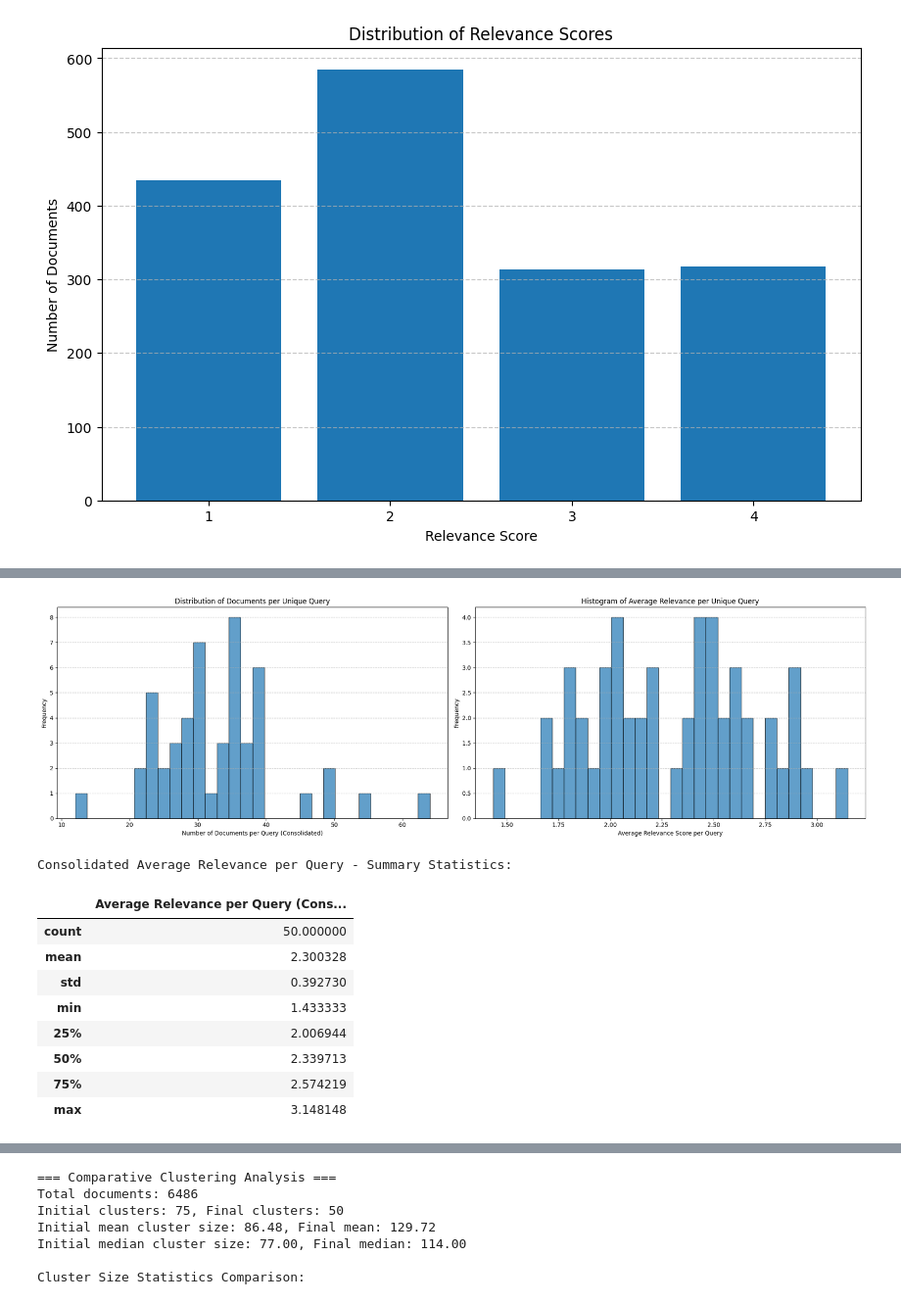
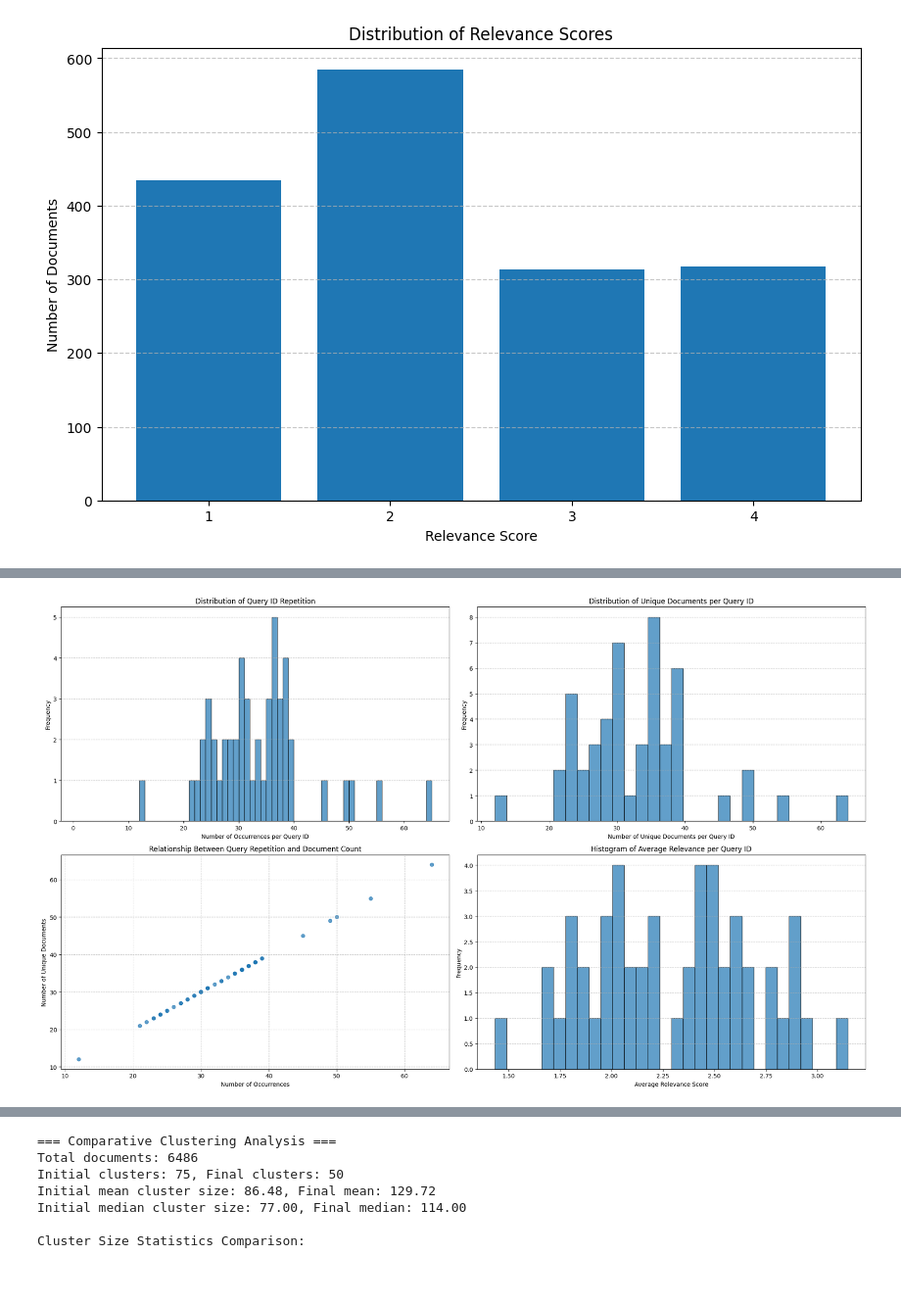
Before and after one commit to dsgt-arc/qclef-2025-clustering, a Jupyter notebook: src/models/ipynb-versions/initial_data-results-data-analysis-v2.ipynb, the cells around one changed output, grey strips where cells are left out. Shown at 98% size. Saved outputs shown, nothing was run; the diff lists cells and outputs as text; code cells hidden in the pictures; blank space fills up the shorter version.

```diff
--- a/src/models/ipynb-versions/initial_data-results-data-analysis-v2.ipynb
+++ b/src/models/ipynb-versions/initial_data-results-data-analysis-v2.ipynb
@@ -227,8 +372,6 @@ Relevance score distribution:
 # %%
-# Add this section before the comparative clustering analysis
-print("\n=== Query-Centric Document Analysis (Combining Duplicates) ===")
-
-# Consolidate documents for each unique query_id
+# Create consolidated dataframe - one row per unique query_id
+print("\nConsolidating documents for each unique query_id:")
 unique_query_ids = query_df['query_id'].unique()
 consolidated_query_data = []
 
@@ -236,7 +379,7 @@ for qid in unique_query_ids:
     # Get all documents associated with this query ID
     query_docs = query_df[query_df['query_id'] == qid]
 
-    # Count unique documents (in case there are duplicates)
+    # Count unique documents
     unique_docs = query_docs['doc_id'].nunique()
 
     # Count relevant documents
@@ -248,7 +391,8 @@ for qid in unique_query_ids:
     # Add to consolidated data
     consolidated_query_data.append({
         'query_id': qid,
-        'total_docs': unique_docs,
+        'occurrences': len(query_docs),
+        'unique_docs': unique_docs,
         'relevant_docs': relevant_docs,
         'avg_relevance': avg_relevance
     })
@@ -256,8 +400,8 @@ for qid in unique_query_ids:
 # Convert to dataframe for analysis
 consolidated_df = pd.DataFrame(consolidated_query_data)
 
-# Basic statistics with consolidated data
-print(f"Total unique queries: {len(unique_query_ids)}")
-print(f"Total query-document pairs (original): {len(query_df)}")
-print(f"Total unique query-document pairs (consolidated): {consolidated_df['total_docs'].sum()}")
+# Summary statistics
+print(f"Total unique query IDs: {len(unique_query_ids)}")
+print(f"Total query-document pairs: {len(query_df)}")
+print(f"Total unique query-document pairs: {consolidated_df['unique_docs'].sum()}")
 # %% [output]
@@ -284,22 +447,37 @@ Avg relevant documents per query: 33.02
 # %%
 # Document distribution visualization
-fig, axes = plt.subplots(1, 2, figsize=(20, 6))
+fig, axes = plt.subplots(2, 2, figsize=(20, 12))
+
+# Distribution of query occurrences
+axes[0, 0].hist(consolidated_df['occurrences'], bins=range(1, consolidated_df['occurrences'].max()+2),
+                edgecolor='black', alpha=0.7)
+axes[0, 0].set_xlabel("Number of Occurrences per Query ID")
+axes[0, 0].set_ylabel("Frequency")
+axes[0, 0].set_title("Distribution of Query ID Repetition")
+axes[0, 0].grid(axis="y", linestyle="--", alpha=0.7)
 
 # Documents per query (consolidated)
-axes[0].hist(consolidated_docs_per_query, bins=30, edgecolor='black', alpha=0.7)
-axes[0].set_xlabel("Number of Documents per Query (Consolidated)")
-axes[0].set_ylabel("Frequency")
-axes[0].set_title("Distribution of Documents per Unique Query")
-axes[0].grid(axis="y", linestyle="--", alpha=0.7)
+axes[0, 1].hist(consolidated_df['unique_docs'], bins=30, edgecolor='black', alpha=0.7)
+axes[0, 1].set_xlabel("Number of Unique Documents per Query ID")
+axes[0, 1].set_ylabel("Frequency")
+axes[0, 1].set_title("Distribution of Unique Documents per Query ID")
+axes[0, 1].grid(axis="y", linestyle="--", alpha=0.7)
+
+# Scatter plot: occurrences vs unique docs
+axes[1, 0].scatter(consolidated_df['occurrences'], consolidated_df['unique_docs'], alpha=0.7)
+axes[1, 0].set_xlabel("Number of Occurrences")
+axes[1, 0].set_ylabel("Number of Unique Documents")
+axes[1, 0].set_title("Relationship Between Query Repetition and Document Count")
+axes[1, 0].grid(True, linestyle="--", alpha=0.7)
 
 # Average relevance per query (consolidated)
-axes[1].hist(consolidated_df['avg_relevance'], bins=30, edgecolor='black', alpha=0.7)
-axes[1].set_xlabel("Average Relevance Score per Query")
-axes[1].set_ylabel("Frequency")
-axes[1].set_title("Histogram of Average Relevance per Unique Query")
-axes[1].grid(axis="y", linestyle="--", alpha=0.7)
+axes[1, 1].hist(consolidated_df['avg_relevance'], bins=30, edgecolor='black', alpha=0.7)
+axes[1, 1].set_xlabel("Average Relevance Score")
+axes[1, 1].set_ylabel("Frequency")
+axes[1, 1].set_title("Histogram of Average Relevance per Query ID")
+axes[1, 1].grid(axis="y", linestyle="--", alpha=0.7)
 
 plt.tight_layout()
 plt.show()
 # %% [output]
-[figure, old version]
+[figure, new version]
@@ -328,17 +483,0 @@ display(consolidated_range_df)
-# %%
-# Relevance score distribution (consolidated)
-print("\nConsolidated Average Relevance per Query - Summary Statistics:")
-consolidated_relevance_summary = consolidated_df['avg_relevance'].describe().to_frame()
-consolidated_relevance_summary.columns = ['Average Relevance per Query (Consolidated)']
-display(consolidated_relevance_summary)
-# %% [output]
-Consolidated Average Relevance per Query - Summary Statistics:
-|  | Average Relevance per Query (Cons... |
-| count | 50.000000 |
-| mean | 2.300328 |
-| std | 0.392730 |
-| min | 1.433333 |
-| 25% | 2.006944 |
-| 50% | 2.339713 |
-| 75% | 2.574219 |
-| max | 3.148148 |
```
Also changed, not shown: parts of 11 cells of this notebook.
